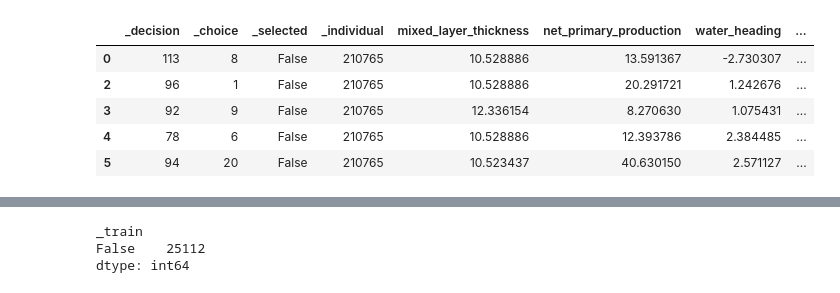
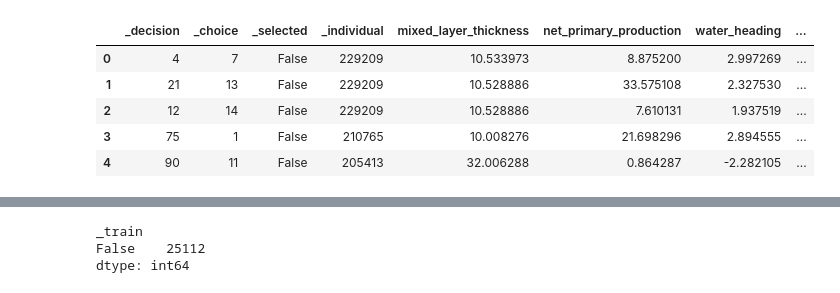
Before and after one commit to networkearth/mirrorverse, a Jupyter notebook: models/movement_model/epicurean/Features.ipynb, the cells around one changed output, grey strips where cells are left out. Saved outputs shown, nothing was run; the diff lists cells and outputs as text; code cells hidden in the pictures.

```diff
--- a/models/movement_model/epicurean/Features.ipynb
+++ b/models/movement_model/epicurean/Features.ipynb
@@ -14,19 +14,19 @@ os.environ['AWS_PROFILE'] = 'admin'
 # %%
 TEST = True
 
-table = 'movement_model_raw_features_m2_a1' if not TEST else 'movement_model_raw_features_m2_a1_test'
+table = 'movement_model_raw_features_m2_a2' if not TEST else 'movement_model_raw_features_m2_a2_test'
 data = read_data_w_cache(
     f'select * from {table}'
 )
 data = data[data['_selected'].isin([True, False])]
 data.head()
 # %% [output]
 |  | _decision | _choice | _selected | _individual | mixed_layer_thickness | net_primary_production | water_heading | ... |
-| 0 | 113 | 8 | False | 210765 | 10.528886 | 13.591367 | -2.730307 | ... |
-| 2 | 96 | 1 | False | 210765 | 10.528886 | 20.291721 | 1.242676 | ... |
-| 3 | 92 | 9 | False | 210765 | 12.336154 | 8.270630 | 1.075431 | ... |
-| 4 | 78 | 6 | False | 210765 | 10.528886 | 12.393786 | 2.384485 | ... |
-| 5 | 94 | 20 | False | 210765 | 10.523437 | 40.630150 | 2.571127 | ... |
+| 0 | 4 | 7 | False | 229209 | 10.533973 | 8.875200 | 2.997269 | ... |
+| 1 | 21 | 13 | False | 229209 | 10.528886 | 33.575108 | 2.327530 | ... |
+| 2 | 12 | 14 | False | 229209 | 10.528886 | 7.610131 | 1.937519 | ... |
+| 3 | 75 | 1 | False | 210765 | 10.008276 | 21.698296 | 2.894555 | ... |
+| 4 | 90 | 11 | False | 205413 | 32.006288 | 0.864287 | -2.282105 | ... |
 # %%
 df = data.merge(
     data[['_individual']].drop_duplicates().reset_index(drop=True).reset_index(),
```
Also changed, not shown: parts of 5 cells of this notebook, 39 other files.
